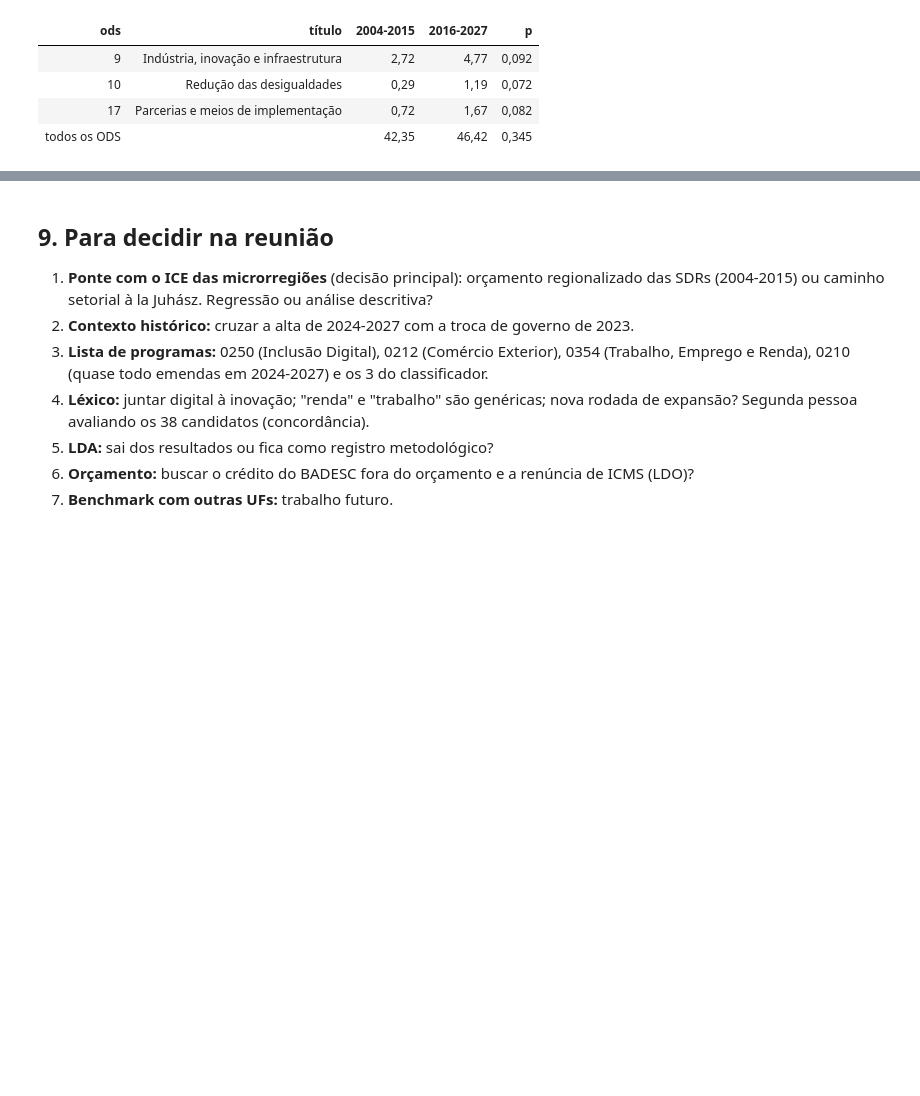
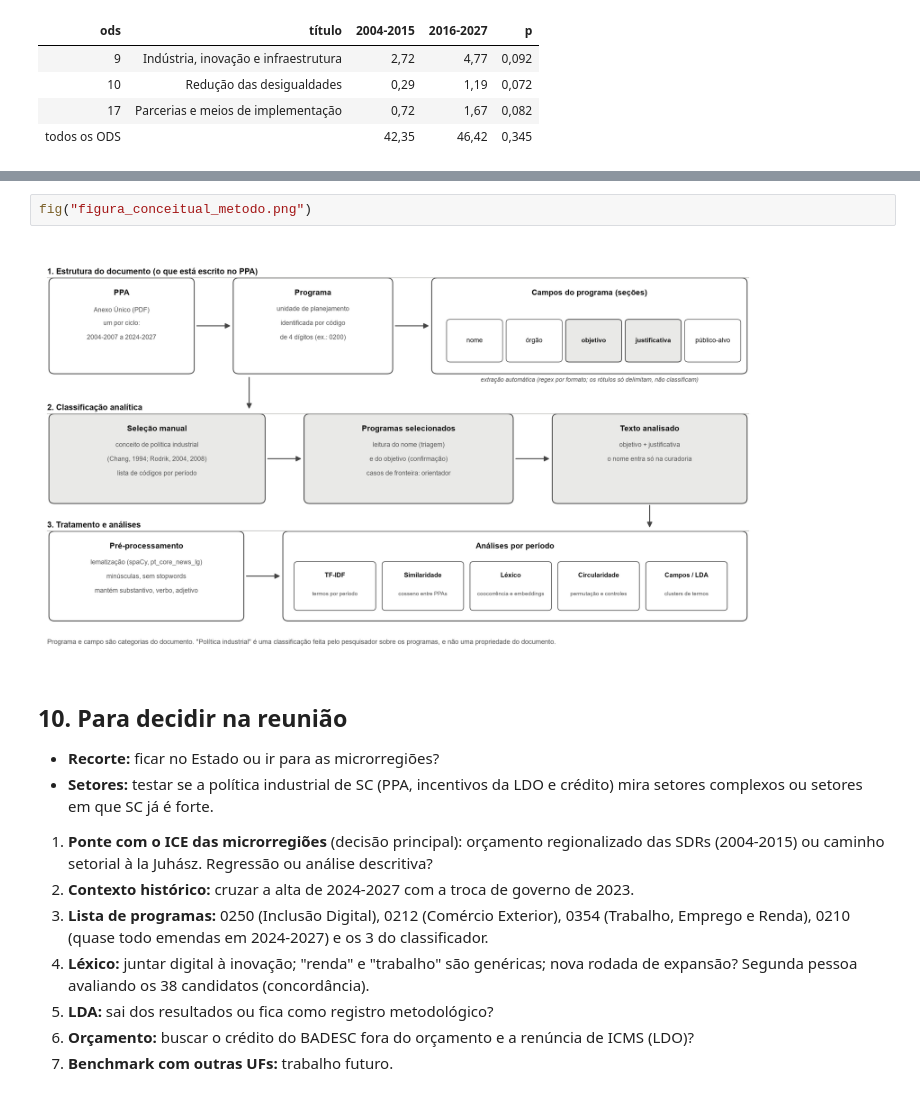
Before and after one commit to andreydeps/tcc-politica-industrial-sc, a Jupyter notebook: notebooks/reuniao_2026-11-13.ipynb, the cells around one changed output, grey strips where cells are left out. Saved outputs shown, nothing was run; the diff lists cells and outputs as text; blank space fills up the shorter version.

Commit message:
Notebook da reunião reorganizado: combinado em 30/09 -> feito -> resultado
Co-Authored-By: Claude Opus 5.5 <noreply@anthropic.com>

```diff
--- a/notebooks/reuniao_2026-11-13.ipynb
+++ b/notebooks/reuniao_2026-11-13.ipynb
@@ -226,5 +270,12 @@ Nove descartados (genéricos ou fragmentos: economia, micro, provedora, sustenta
+# %%
+fig("figura_conceitual_metodo.png")
+# %% [output]
+[figure, added]
 # %% [markdown]
-## 9. Para decidir na reunião
+## 10. Para decidir na reunião
+
+- **Recorte:** ficar no Estado ou ir para as microrregiões?
+- **Setores:** testar se a política industrial de SC (PPA, incentivos da LDO e crédito) mira setores complexos ou setores em que SC já é forte.
 
 1. **Ponte com o ICE das microrregiões** (decisão principal): orçamento regionalizado das SDRs (2004-2015) ou caminho setorial à la Juhász. Regressão ou análise descritiva?
 2. **Contexto histórico:** cruzar a alta de 2024-2027 com a troca de governo de 2023.
```
Also changed, not shown: parts of 18 cells of this notebook.
